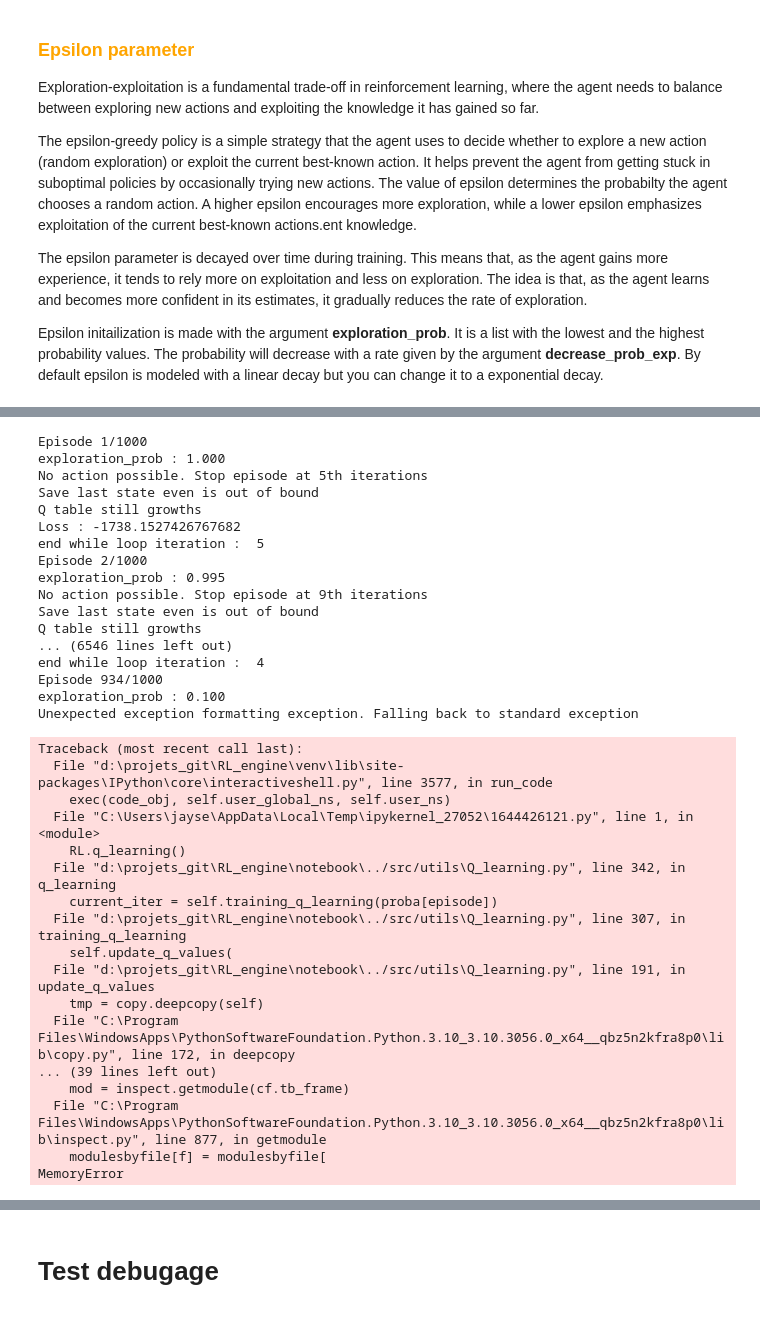
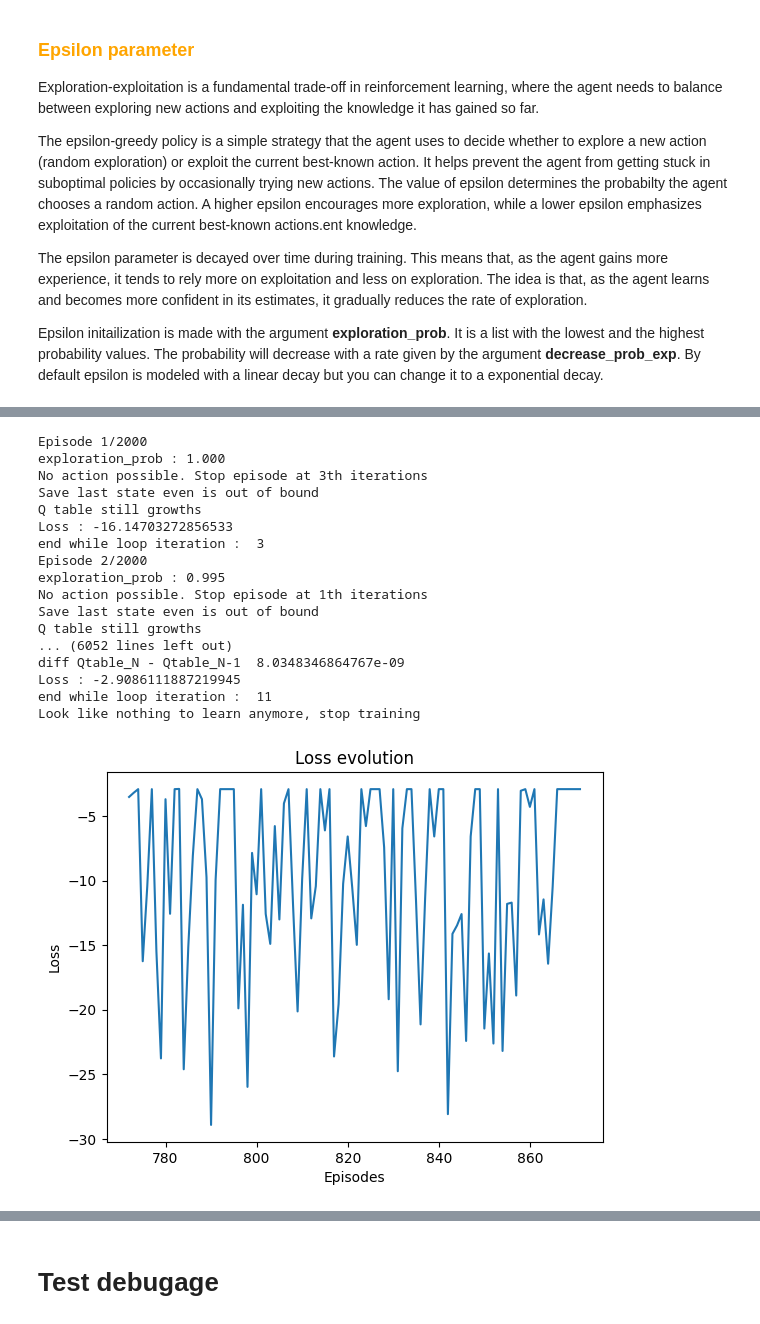
Before and after one commit to jaysenSAW/RL_engine, a Jupyter notebook: notebook/tuto_2b.ipynb, the cells around one changed output, grey strips where cells are left out. Saved outputs shown, nothing was run; the diff lists cells and outputs as text; code cells hidden in the pictures.

```diff
--- a/notebook/tuto_2b.ipynb
+++ b/notebook/tuto_2b.ipynb
@@ -81,38 +102,22 @@ Epsilon initailization is made with the argument **exploration_prob**. It is a l
 # %%
 RL.q_learning()
-RL.plot_convergence(len(RL.loss_episodes) -100)
+RL.plot_convergence(len(RL.loss_episodes) -10)
 # %% [output]
-Episode 1/1000
+Episode 1/2000
 exploration_prob : 1.000
-No action possible. Stop episode at 5th iterations
+No action possible. Stop episode at 3th iterations
 Save last state even is out of bound
 Q table still growths
-Loss : -1738.1527426767682
-end while loop iteration :  5
-Episode 2/1000
+Loss : -16.14703272856533
+end while loop iteration :  3
+Episode 2/2000
 exploration_prob : 0.995
-No action possible. Stop episode at 9th iterations
+No action possible. Stop episode at 1th iterations
 Save last state even is out of bound
 Q table still growths
-... (6546 lines left out)
-end while loop iteration :  4
-Episode 934/1000
-exploration_prob : 0.100
-Unexpected exception formatting exception. Falling back to standard exception
+... (6052 lines left out)
+diff Qtable_N - Qtable_N-1  8.0348346864767e-09
+Loss : -2.9086111887219945
+end while loop iteration :  11
+Look like nothing to learn anymore, stop training
-Traceback (most recent call last):
-  File "d:\projets_git\RL_engine\venv\lib\site-packages\IPython\core\interactiveshell.py", line 3577, in run_code
-    exec(code_obj, self.user_global_ns, self.user_ns)
-  File "C:\Users\jayse\AppData\Local\Temp\ipykernel_27052\1644426121.py", line 1, in <module>
-    RL.q_learning()
-  File "d:\projets_git\RL_engine\notebook\../src/utils\Q_learning.py", line 342, in q_learning
-    current_iter = self.training_q_learning(proba[episode])
-  File "d:\projets_git\RL_engine\notebook\../src/utils\Q_learning.py", line 307, in training_q_learning
-    self.update_q_values(
-  File "d:\projets_git\RL_engine\notebook\../src/utils\Q_learning.py", line 191, in update_q_values
-    tmp = copy.deepcopy(self)
-  File "C:\Program Files\WindowsApps\PythonSoftwareFoundation.Python.3.10_3.10.3056.0_x64__qbz5n2kfra8p0\lib\copy.py", line 172, in deepcopy
-... (39 lines left out)
-    mod = inspect.getmodule(cf.tb_frame)
-  File "C:\Program Files\WindowsApps\PythonSoftwareFoundation.Python.3.10_3.10.3056.0_x64__qbz5n2kfra8p0\lib\inspect.py", line 877, in getmodule
-    modulesbyfile[f] = modulesbyfile[
-MemoryError
+[figure, added]
```
Also changed, not shown: parts of 27 cells of this notebook.
